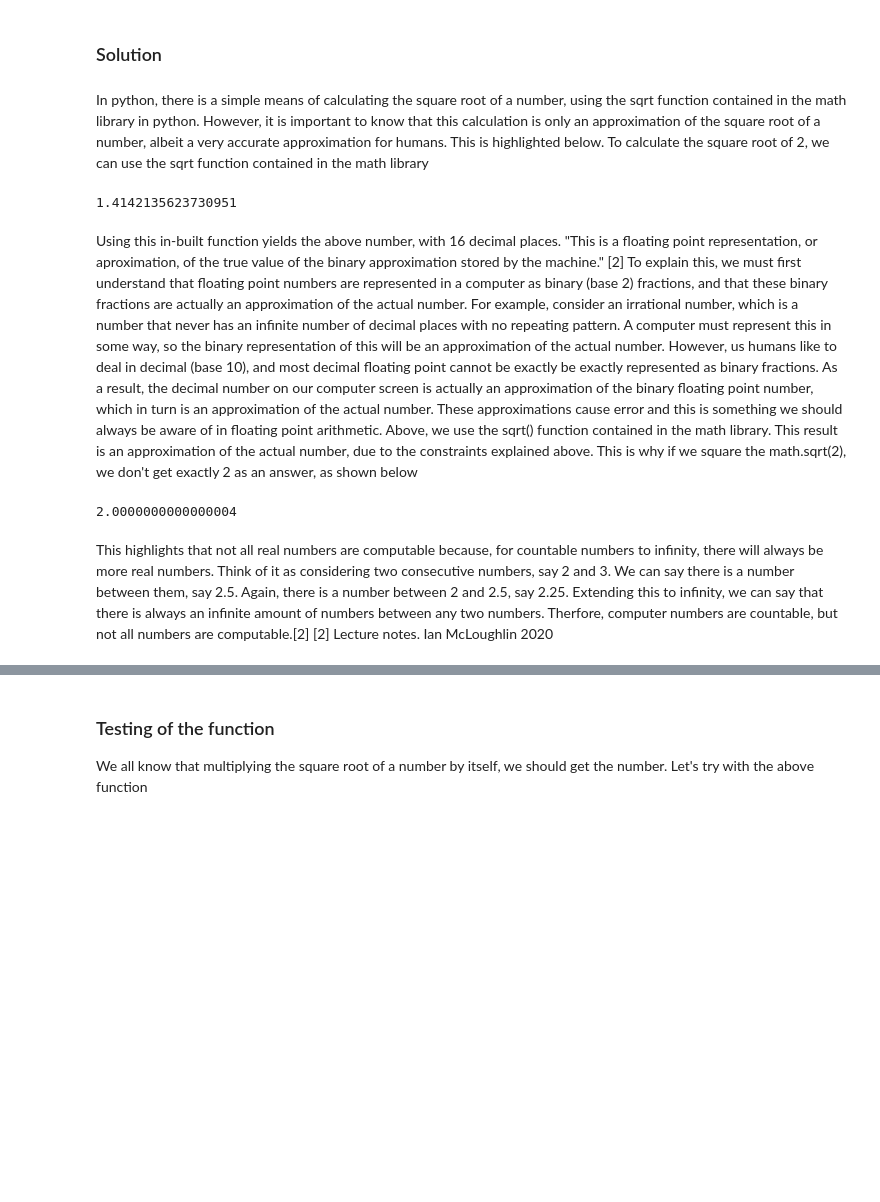
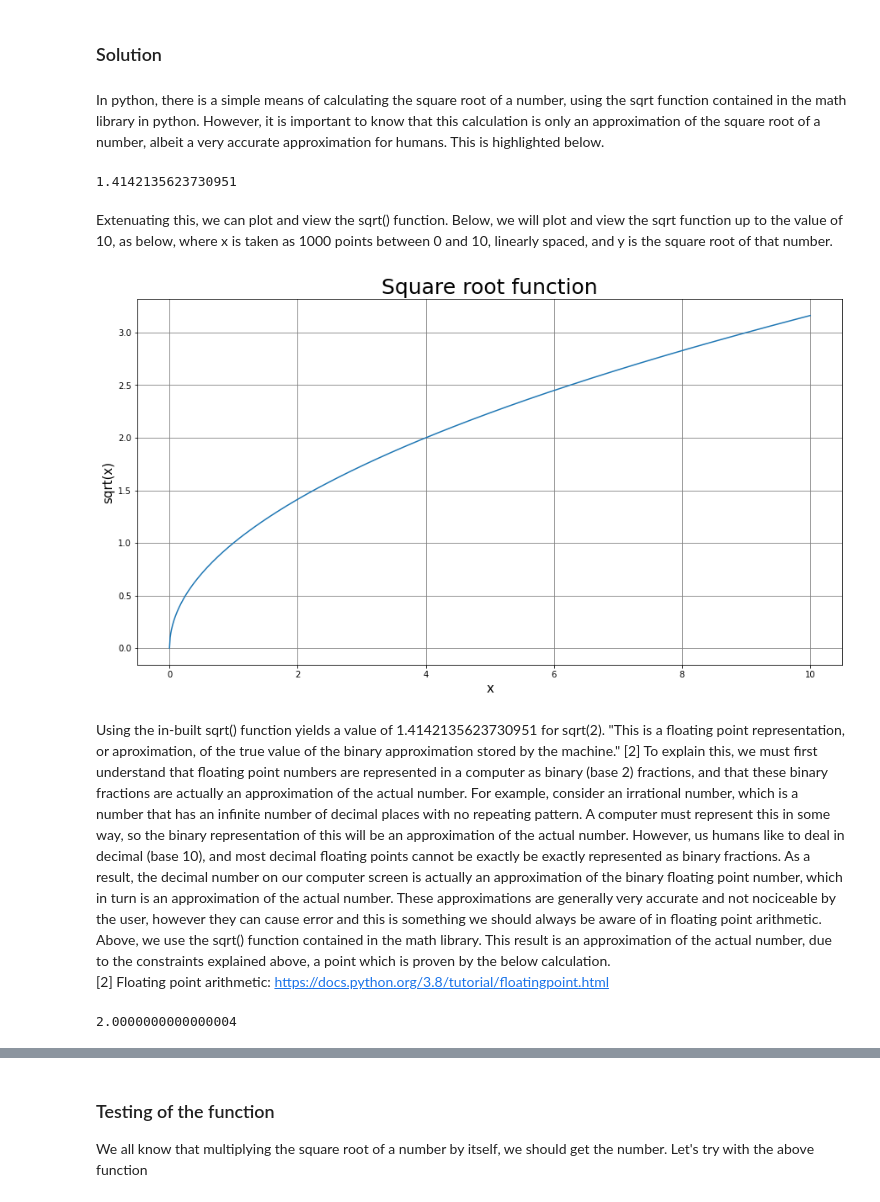
Before and after one commit to BarryClarke/Tasks-Assessment---Machine-Learning-and-Statistics, a Jupyter notebook: Tasks Assessment.ipynb, the cells around one changed output, grey strips where cells are left out. Cells and saved outputs as stored; diff of their text form; code cells hidden in the pictures; blank space fills up the shorter version.

```diff
--- a/Tasks Assessment.ipynb
+++ b/Tasks Assessment.ipynb
@@ -24,11 +20,32 @@ import math # Module containing mathematical functions, including square root
 import matplotlib.pyplot as plt # Used to help create basci plots
 import decimal # Module that will allow expreesion of a number as a decimal rather than a float
 # %% [markdown]
-In python, there is a simple means of calculating the square root of a number, using the sqrt function contained in the math library in python. However, it is important to know that this calculation is only an approximation of the square root of a number, albeit a very accurate approximation for humans. This is highlighted below. To calculate the square root of 2, we can use the sqrt function contained in the math library
+In python, there is a simple means of calculating the square root of a number, using the sqrt function contained in the math library in python. However, it is important to know that this calculation is only an approximation of the square root of a number, albeit a very accurate approximation for humans. This is highlighted below.
-# %%
-math.sqrt(2)
-# %% [output]
-1.4142135623730951
+# %%
+# To calculate the square root of 2, we can use the sqrt function contained in the math library
+math.sqrt(2)
+# %% [output]
+1.4142135623730951
+# %% [markdown]
+Extenuating this, we can plot and view the sqrt() function. Below, we will plot and view the sqrt function up to the value of 10, as below, where x is taken as 1000 points between 0 and 10, linearly spaced, and y is the square root of that number.
+# %%
+# Create a plot of x vs sqrt(x) from 0 to 10 with 1000 intervals
+x = np.linspace(0.0, 10.0, 1000)
+y = np.sqrt(x)
+
+# Resize the output figure
+plt.rcParams['figure.figsize'] = (15,8)
+plt.title('Square root function', size=25)
+plt.xlabel('x', size=15)
+plt.ylabel('sqrt(x)', size=15)
+# Show grid lines
+plt.grid(b=True, which='major', color='grey', linestyle='-')
+
+plt.plot(x,y)
+plt.show()
+# %% [output]
+[figure, added]
 # %% [markdown]
-Using this in-built function yields the above number, with 16 decimal places. "This is a floating point representation, or aproximation, of the true value of the binary approximation stored by the machine." [2] To explain this, we must first understand that floating point numbers are represented in a computer as binary (base 2) fractions, and that these binary fractions are actually an approximation of the actual number. For example, consider an irrational number, which is a number that never has an infinite number of decimal places with no repeating pattern. A computer must represent this in some way, so the binary representation of this will be an approximation of the actual number. However, us humans like to deal in decimal (base 10), and most decimal floating point cannot be exactly be exactly represented as binary fractions. As a result, the decimal number on our computer screen is actually an approximation of the binary floating point number, which in turn is an approximation of the actual number. These approximations cause error and this is something we should always be aware of in floating point arithmetic. Above, we use the sqrt() function contained in the math library. This result is an approximation of the actual number, due to the constraints explained above. This is why if we square the math.sqrt(2), we don't get exactly 2 as an answer, as shown below
+Using the in-built sqrt() function yields a value of 1.4142135623730951 for sqrt(2). "This is a floating point representation, or aproximation, of the true value of the binary approximation stored by the machine." [2] To explain this, we must first understand that floating point numbers are represented in a computer as binary (base 2) fractions, and that these binary fractions are actually an approximation of the actual number. For example, consider an irrational number, which is a number that has an infinite number of decimal places with no repeating pattern. A computer must represent this in some way, so the binary representation of this will be an approximation of the actual number. However, us humans like to deal in decimal (base 10), and most decimal floating points cannot be exactly be exactly represented as binary fractions. As a result, the decimal number on our computer screen is actually an approximation of the binary floating point number, which in turn is an approximation of the actual number. These approximations are generally very accurate and not nociceable by the user, however they can cause error and this is something we should always be aware of in floating point arithmetic. Above, we use the sqrt() function contained in the math library. This result is an approximation of the actual number, due to the constraints explained above, a point which is proven by the below calculation.\
+[2] Floating point arithmetic: https://docs.python.org/3.8/tutorial/floatingpoint.html
 # %%
@@ -35,6 +53,3 @@ Using this in-built function yields the above number, with 16 decimal places. "T
 math.sqrt(2) * math.sqrt(2)
 # %% [output]
 2.0000000000000004
-# %% [markdown]
-This highlights that not all real numbers are computable because, for countable numbers to infinity, there will always be more real numbers. Think of it as considering two consecutive numbers, say 2 and 3. We can say there is a number between them, say 2.5. Again, there is a number between 2 and 2.5, say 2.25. Extending this to infinity, we can say that there is always an infinite amount of numbers between any two numbers. Therfore, computer numbers are countable, but not all numbers are computable.[2]
-[2] Lecture notes. Ian McLoughlin 2020
```
Also changed, not shown: parts of 17 cells of this notebook, 2 other files.
